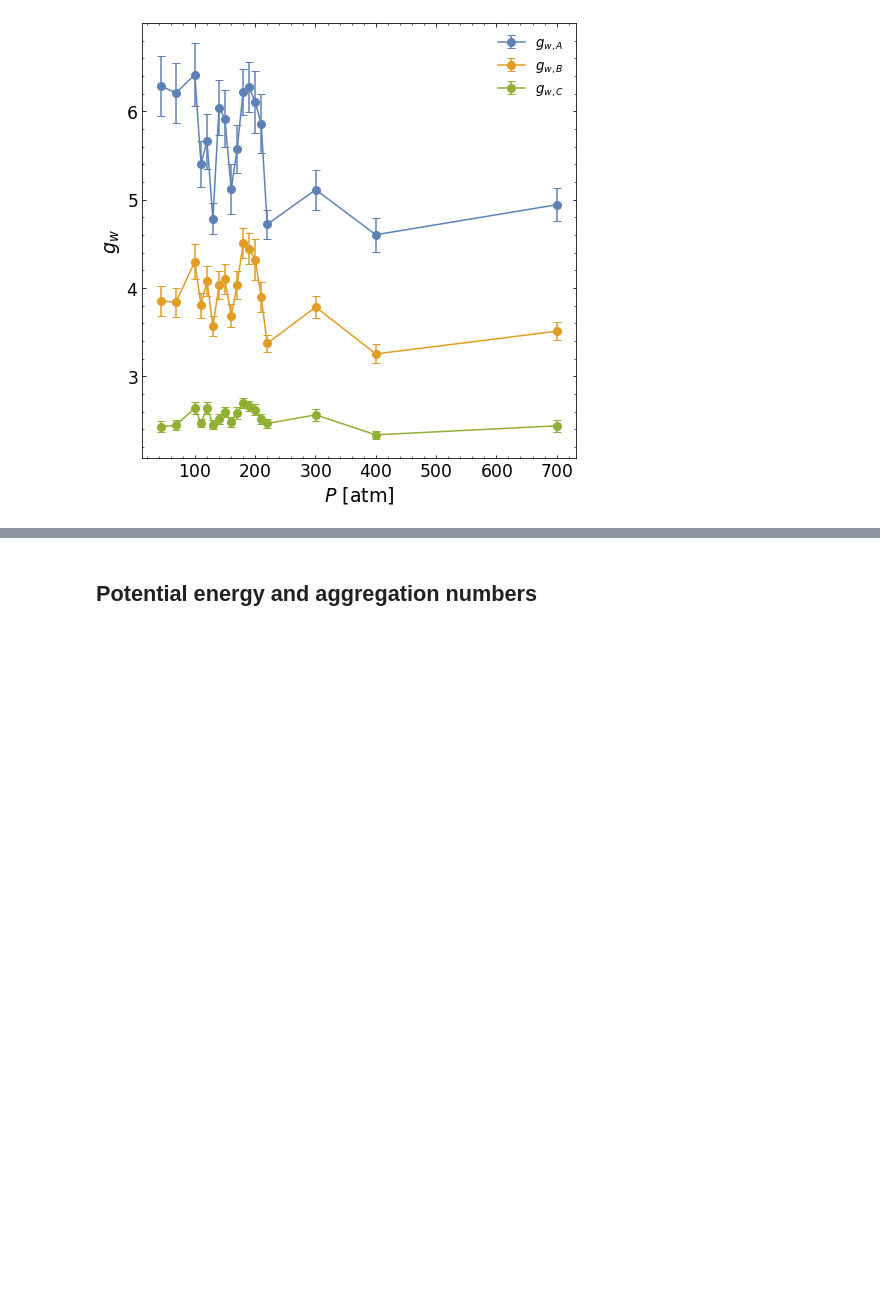
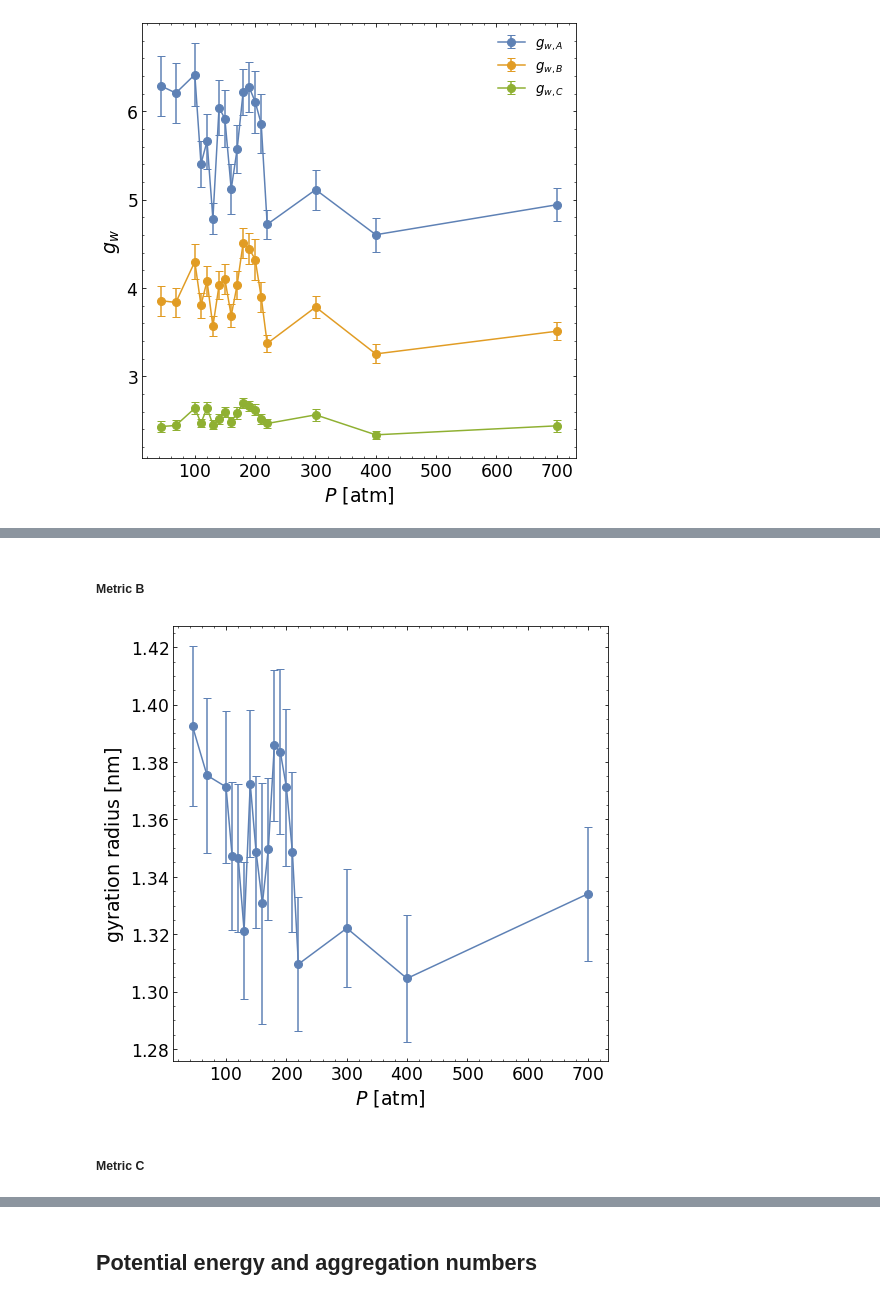
Before and after one commit to profesorperez/asphaltene_depressurization, a Jupyter notebook: asphaltene_energy_contributions.ipynb, the cells around one changed output, grey strips where cells are left out. Saved outputs shown, nothing was run; the diff lists cells and outputs as text; code cells hidden in the pictures; blank space fills up the shorter version.

```diff
--- a/asphaltene_energy_contributions.ipynb
+++ b/asphaltene_energy_contributions.ipynb
@@ -746,0 +790,26 @@ plt.show()
+# %% [markdown]
+##### Metric B
+# %%
+gyrB_mean = np.zeros(npress)
+gyrB_err  = np.zeros(npress)
+
+for i in range(npress):
+  gyrB_mean[i] = np.mean(gyrB_vec[i])
+  gyrB_err[i] = np.std(2*gyrB_vec[i])/np.sqrt(len(gyrB_vec[i]))
+# %%
+plt.figure(figsize=(8,8))
+plt.gca().set_prop_cycle(color=colors)
+plt.errorbar(pressure, gyrB_mean, yerr=gyrB_err, capsize=4, fmt='-o', markersize=8)
+plt.minorticks_on()
+plt.tick_params(which='both', labelsize=0.9*ft, direction="in", right=True, top=True)
+plt.ylabel(r'$\mathrm{gyration \ radius \ [nm]}$', fontsize=ft)
+plt.xlabel(r'$P \ [\mathrm{atm}]$', fontsize=ft)
+plt.gca().xaxis.get_major_formatter()._usetex = True
+plt.gca().yaxis.get_major_formatter()._usetex = True
+plt.gca().set_box_aspect(1)
+# plt.savefig('./plots/gwA.png', dpi=150)
+plt.show()
+# %% [output]
+[figure, added]
+# %% [markdown]
+##### Metric C
```
Also changed, not shown: parts of 49 cells of this notebook.
